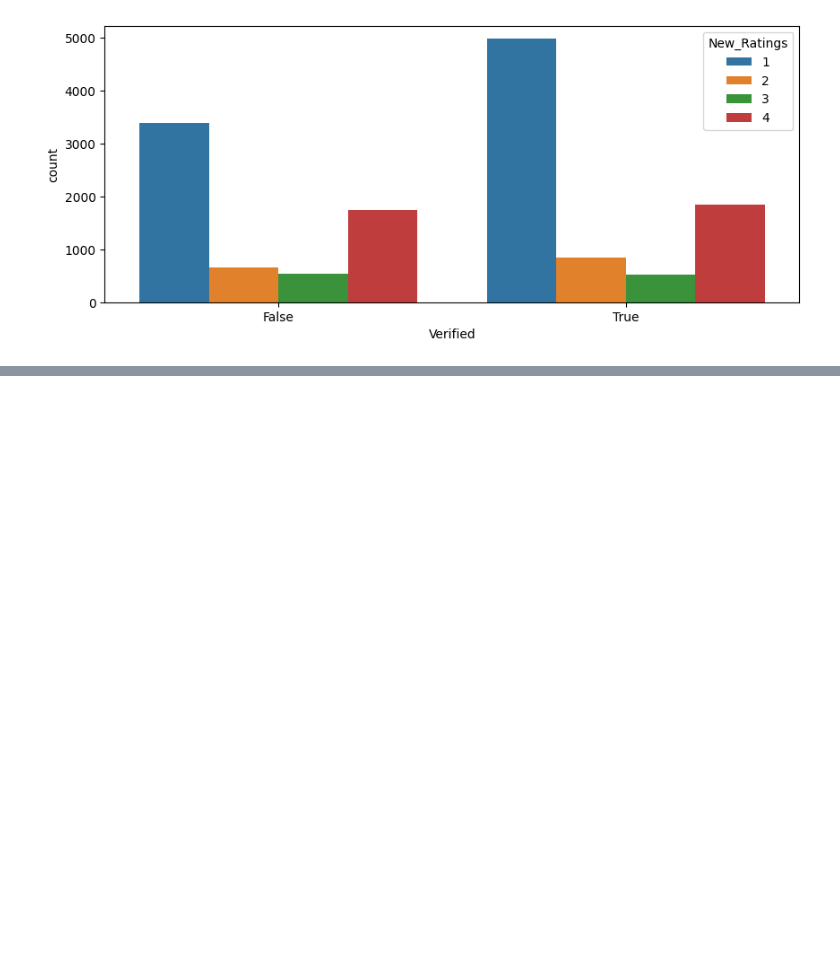
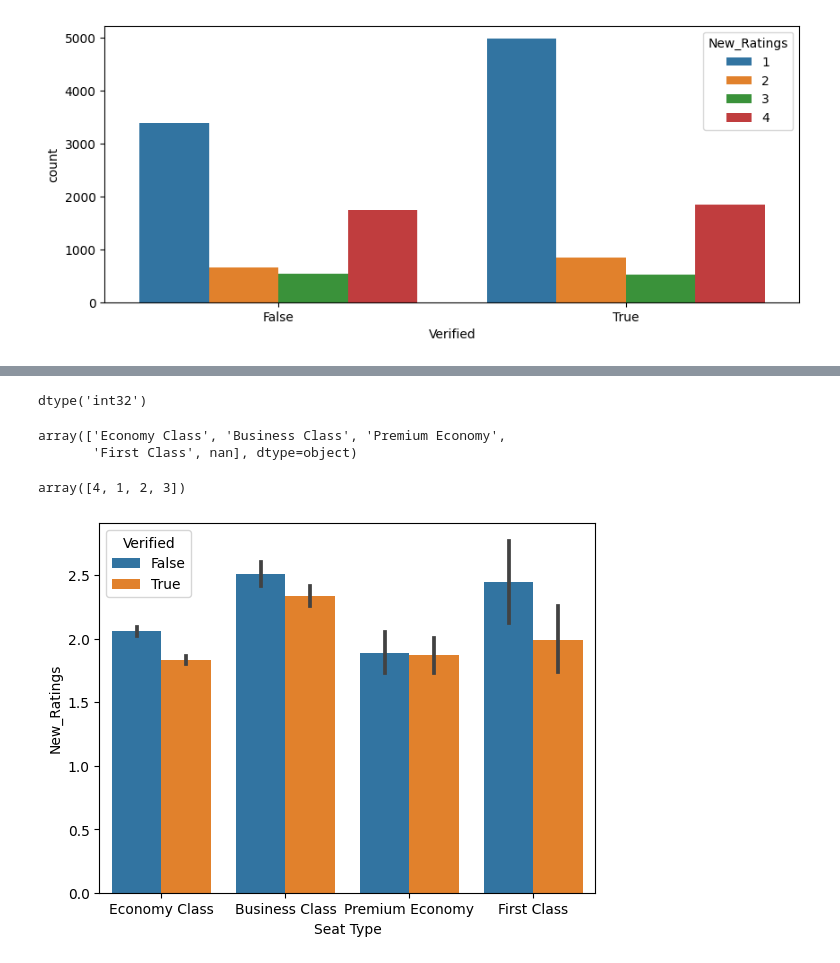
Before and after one commit to yuvarajrajdata/Airlines_review_sentiment_analysis_prediction, a Jupyter notebook: Airlines_review_sentiment_analysis_prediction.ipynb, the cells around one changed output, grey strips where cells are left out. Cells and saved outputs as stored; diff of their text form; code cells hidden in the pictures; blank space fills up the shorter version.

```diff
--- a/Airlines_review_sentiment_analysis_prediction.ipynb
+++ b/Airlines_review_sentiment_analysis_prediction.ipynb
@@ -265,0 +275,24 @@ plt.show()
+# %%
+data['New_Ratings']= data['New_Ratings'].astype(int)
+data['New_Ratings'].dtype
+# %% [output]
+dtype('int32')
+# %%
+a = data['Seat Type'].unique()
+a
+# %% [output]
+array(['Economy Class', 'Business Class', 'Premium Economy',
+       'First Class', nan], dtype=object)
+# %%
+b = data['New_Ratings'].unique()
+b
+# %% [output]
+array([4, 1, 2, 3])
+# %%
+a = data['Seat Type'].unique()
+b = data['New_Ratings'].unique()
+#plt.figure(figsize=(8,4))
+sns.barplot(x = "Seat Type" , y = "New_Ratings" , hue ="Verified" , data = data)
+plt.show()
+# %% [output]
+[figure, added]
```
Also changed, not shown: parts of 1 cell of this notebook.
